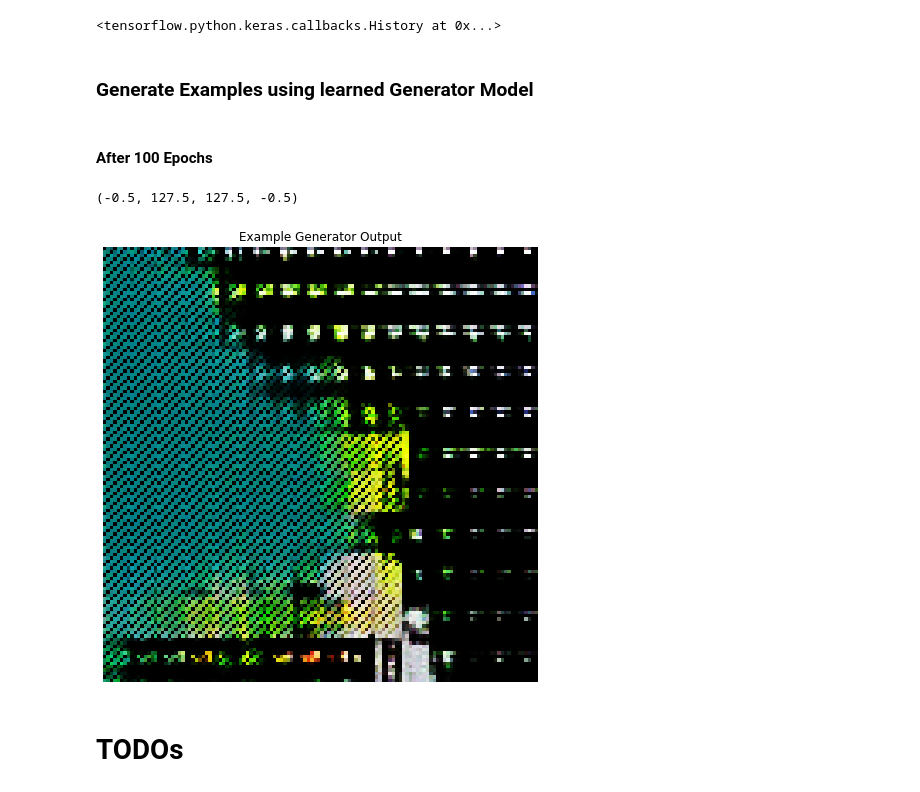
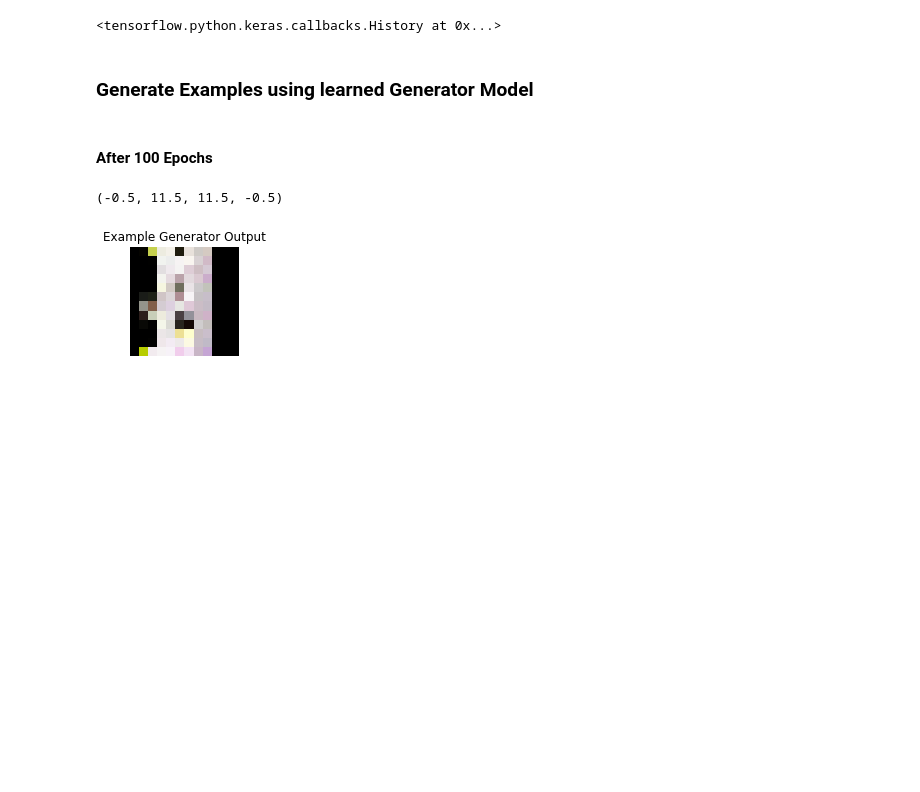
Before and after one commit to phi-0/masterthesis_gan_mapdesign, a Jupyter notebook: notebooks/V1.0/WGAN-GP-RUN09.ipynb, the cells around one changed output. Saved outputs shown, nothing was run; the diff lists cells and outputs as text; code cells hidden in the pictures; blank space fills up the shorter version.

```diff
--- a/notebooks/V1.0/WGAN-GP-RUN09.ipynb
+++ b/notebooks/V1.0/WGAN-GP-RUN09.ipynb
@@ -93,7 +93,7 @@ imgs = list(data_dir.glob('*.png'))
 The map images sourced from the DFMA come in a variety of dimensions. In order to create sample images with constant dimensions, as required by tensors, the 100k input samples were run through a python script to randomly crop 10 1024 x 1024 areas per picture. Of those cropped (sub-)images, only the ones which contain structures were retained. This was achieved by filtering out image crops which only contained two or less different colors. With that, the logic mainly filterd out crops which only contained black. This process resulted in 700'000+ (sub-)image samples.
 # %%
 # use pre-processed (cropped) 128 x 128 images
-data_dir = pathlib.Path(fpath + '/ascii_crops_128/maps')
+data_dir = pathlib.Path(fpath + '/ascii_crops_12/maps')
 imgs = list(data_dir.glob('*.png'))
 print(f'There are {str(len(imgs))} cropped image samples available')
 # %% [output]
@@ -109,26 +109,13 @@ A random sample input image:
 
 
 # creating keras datasets for training and validation - refer to https://www.tensorflow.org/tutorials/images/classification
-dataset_train = tf.keras.preprocessing.image_dataset_from_directory(  fpath+'/ascii_crops_128',
+dataset_train = tf.keras.preprocessing.image_dataset_from_directory(  fpath+'/ascii_crops_12',
                                                                       image_size=IMAGE_SIZE,
                                                                       batch_size=BATCH_SIZE,
                                                                       labels=[1.] * len(imgs), # setting all labels to 1.0 (for 'real') as float32
                                                                       #label_mode=None, # yields float32 type labels
                                                                       seed=1234 #,
-                                                                      #validation_split=0.8, # due to the large number of images, we split out more into the validation set (which is not being used)
-                                                                      #subset='training'
-                                                                    )
-
-#dataset_val = tf.keras.preprocessing.image_dataset_from_directory(  fpath,
-#                                                                    image_size=IMAGE_SIZE,
-#                                                                    batch_size=BATCH_SIZE,
-#                                                                    labels=[1.] * len(imgs), # setting all labels to 1.0 (for 'real') as float32
-#                                                                    #label_mode=None, # yields float32 type labels
-#                                                                    seed=42,
-#                                                                    validation_split=0.5,
-#                                                                    subset='validation'
-#                                                                    )
-
+                                                                   )
 
 # refer to https://www.tensorflow.org/tutorials/images/classification
 AUTOTUNE = tf.data.experimental.AUTOTUNE
@@ -144,11 +131,11 @@ N_TRAINING = 23227 # = 20% of total samples
 ### Check Random Sample from Dataset
 # %%
 # Check random images from prepared batches
-plt.figure(figsize=(10, 10))
+plt.figure(figsize=(5, 5))
 for images, labels in train_ds.take(1): # take one batch. Here batch_size = 128 examples per batch
     for i in range(9): # show first 9 images of batch
         ax = plt.subplot(3, 3, i + 1)
         plt.imshow(images[i].numpy().astype('uint8'))
-        plt.title(f'Image Check {i+1}, label {labels[i]}')
+        plt.title(f'img {i}')
         plt.axis('off')
 # %% [output]
@@ -720,6 +569,7 @@ with strategy.scope():
             # Sample generator output for num_img images
             noise = np.random.normal(0, 1, (self.num_img, self.latent_dim))
             gen_imgs = generator.predict(noise)
+            gen_imgs = gen_imgs.astype('uint8')
 
             #!!!NOT NECESSARY ANYMORE AS IMPLEMENTED AS PART OF THE MODEL!!!
             #gen_imgs = 0.5 * (gen_imgs + 1)  #scale back to [0:1]
@@ -727,20 +577,20 @@ with strategy.scope():
 
             # save n example images
             for i in range(self.num_img):
-                fig = plt.figure(figsize=(10, 10))
-                plt.imshow(gen_imgs[i].astype('uint8'))
-                plt.title(f'Example Generator Output')
+                plt.figure(figsize=(5, 5))
+                plt.imshow(gen_imgs[i])
+                #plt.title(f'Example Generator Output')
                 plt.axis('off')
 
                 # adjust path based on whether execution is local or on linux VM
                 if pathlib.Path(f'{out_img_dir}/{model_name}').exists():
-                    fig.savefig(f'{out_img_dir}/{model_name}/sample_image_epoch{epoch+1}-{i+1}.png')
+                    plt.imsave(f'{out_img_dir}/{model_name}/sample_image_epoch{epoch+1}-{i+1}.png', gen_imgs[i])
                     plt.close()
                 else:
                     #mkdir
                     os.mkdir(f'{out_img_dir}/{model_name}')
                     #save
-                    fig.savefig(f'{out_img_dir}/{model_name}/sample_image_epoch{epoch+1}-{i+1}.png')
+                    plt.imsave(f'{out_img_dir}/{model_name}/sample_image_epoch{epoch+1}-{i+1}.png', gen_imgs[i])
                     plt.close()
 
             # save corresponding model
@@ -851,35 +693,33 @@ Epoch 200/200
 # %%
 # load generator
 '''
 generator.compile(optimizer=Adam(lr=0.0008), # per Foster, 2017 RMSprop(lr=0.0008)
                           loss=binary_crossentropy,
                           metrics=['accuracy'])
 generator = tf.keras.models.load_model('/data/output/models/dwarfganWGANGPR02/generator-2021-04-04_025322.h5')
 '''
 # generate new example of learned representation in latent space
 try:
     generator
 except NameError:
     #get latest generator model save file
     folder = pathlib.Path(f'{out_model_dir}/{model_name}')
     saves = list(folder.glob('generator*'))
     latest = max(saves, key=os.path.getctime)
     #load latest generator save file
     generator = tf.keras.models.load_model(latest)
 
 noise = np.random.normal(0, 1, (1, LATENT_DIM))
 res = np.array(generator(noise, training=False)).astype('uint8')
 
 #Rescale
 res = res.reshape((IMAGE_SIZE[0], IMAGE_SIZE[1], 3))
 
 # Visualize result
-plt.figure(figsize=(8, 8))
+plt.figure(figsize=(2, 2))
 plt.imshow(res)
 plt.title(f'Example Generator Output')
 plt.axis('off')
 # %% [output]
-(-0.5, 127.5, 127.5, -0.5)
+(-0.5, 11.5, 11.5, -0.5)
-[figure, old version]
+[figure, new version]
-# %% [markdown]
-# TODOs
```
Also changed, not shown: parts of 14 cells of this notebook, 1 other file.
